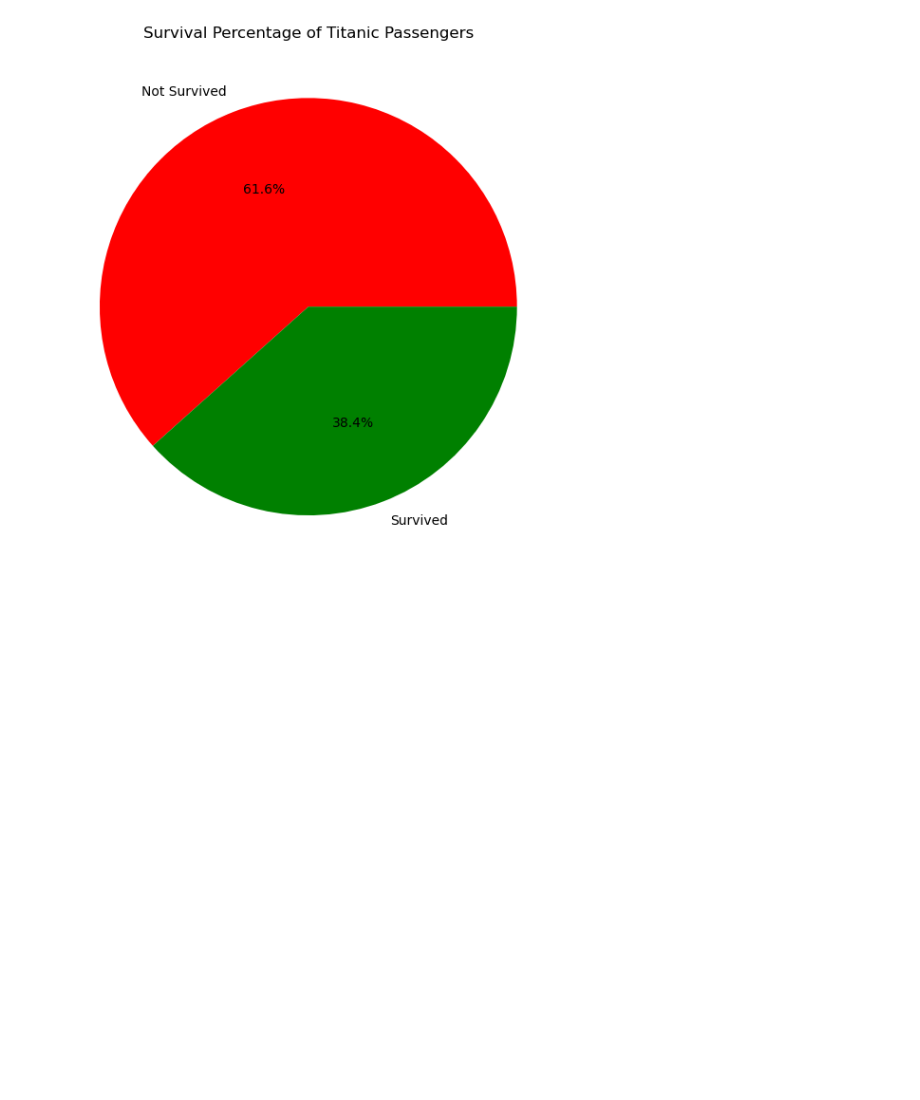
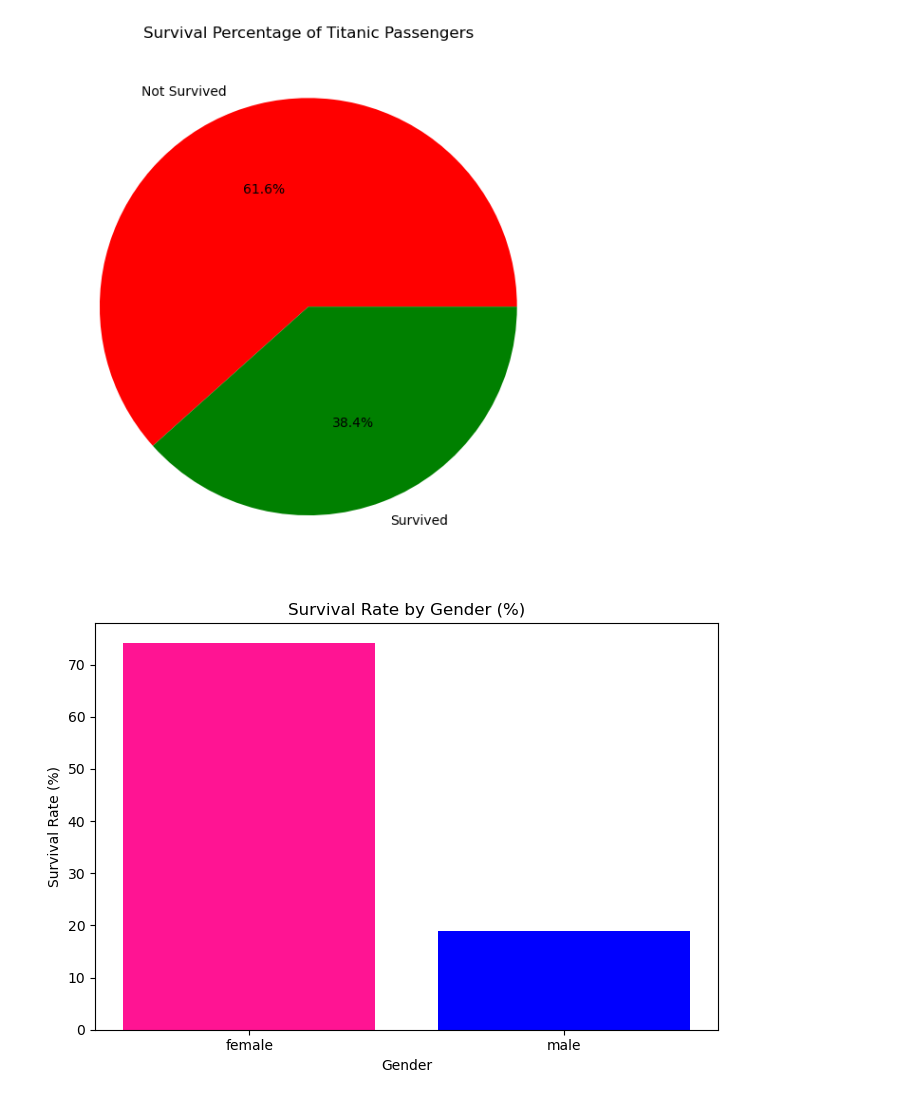
Before and after one commit to Shreshtha-ai/Titanic_SurvivalPrediction, a Jupyter notebook: analysis.ipynb, the cells around one changed output. Drawn from its saved outputs; the diff is of its cells as text; code cells hidden in the pictures; blank space fills up the shorter version.

Commit message:
add gender survival distribution plot and update analysis notebook

```diff
--- a/analysis.ipynb
+++ b/analysis.ipynb
@@ -176,3 +176,18 @@ plt.savefig('graph2_survival_pie.png')
 plt.show()
 # %% [output]
 [figure]
+# %%
+#GRAPH 3: Bar Chart - Survival by Gender
+plt.figure(figsize=(7, 5))
+gender_survival = df.groupby('Sex')['Survived'].mean() * 100
+# .mean() gives survival rate, *100 converts to percentage
+plt.bar(gender_survival.index,
+        color=['deeppink', 'blue'])
+plt.title('Survival Rate by Gender (%)')
+plt.xlabel('Gender')
+plt.ylabel('Survival Rate (%)')
+plt.tight_layout()
+plt.savefig('graph3_gender_survival.png')
+plt.show()
+# %% [output]
+[figure, added]
```
